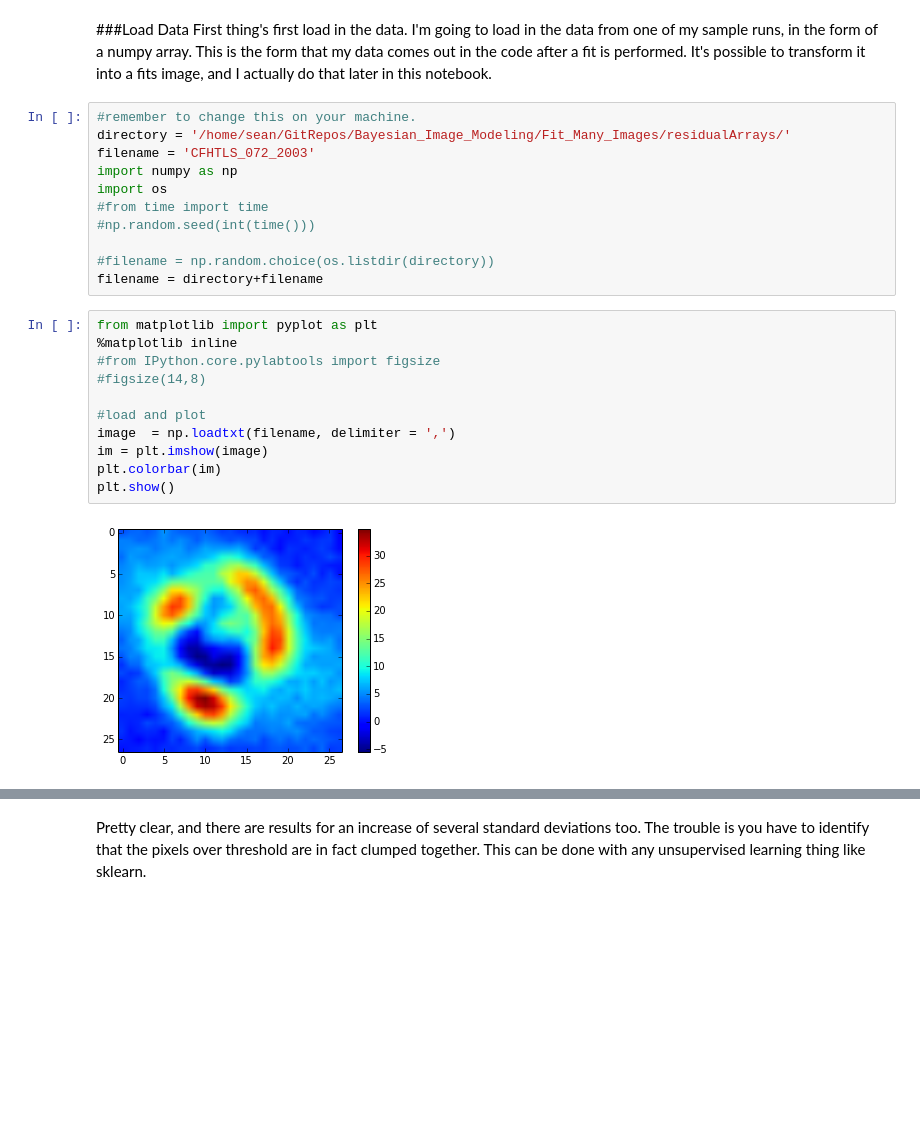
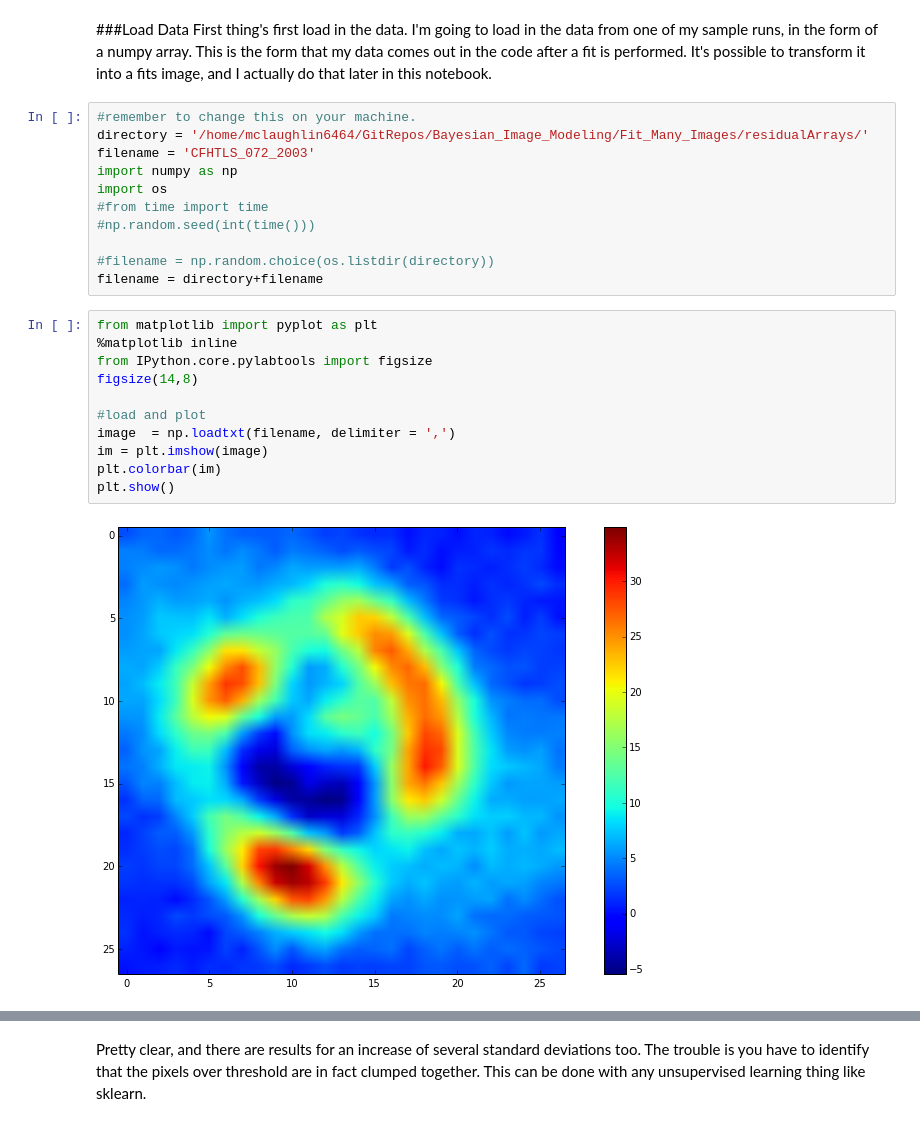
Before and after one commit to mclaughlin6464/Bayesian_Image_Modeling, a Jupyter notebook: Notebooks/Residual Detection.ipynb, the cells around one changed output, grey strips where cells are left out. Cells and saved outputs as stored; diff of their text form; blank space fills up the shorter version.

```diff
--- a/Notebooks/Residual Detection.ipynb
+++ b/Notebooks/Residual Detection.ipynb
@@ -5,7 +5,7 @@ After the model has been fit to and subtracted out, the final step is detecting
 First thing's first load in the data. I'm going to load in the data from one of my sample runs, in the form of a numpy array. This is the form that my data comes out in the code after a fit is performed. It's possible to transform it into a fits image, and I actually do that later in this notebook.
 # %%
 #remember to change this on your machine.
-directory = '/home/sean/GitRepos/Bayesian_Image_Modeling/Fit_Many_Images/residualArrays/'
+directory = '/home/mclaughlin6464/GitRepos/Bayesian_Image_Modeling/Fit_Many_Images/residualArrays/'
 filename = 'CFHTLS_072_2003'
 import numpy as np
 import os
@@ -17,16 +17,16 @@ filename = directory+filename
 # %%
 from matplotlib import pyplot as plt
 %matplotlib inline
-#from IPython.core.pylabtools import figsize
-#figsize(14,8)
+from IPython.core.pylabtools import figsize
+figsize(14,8)
 
 #load and plot
 image  = np.loadtxt(filename, delimiter = ',')
 im = plt.imshow(image)
 plt.colorbar(im)
 plt.show()
 # %% [output]
-[figure, old version]
+[figure, new version]
 # %%
 from copy import deepcopy
 std = image.std()
```
Also changed, not shown: parts of 11 cells of this notebook, 1 other file.
